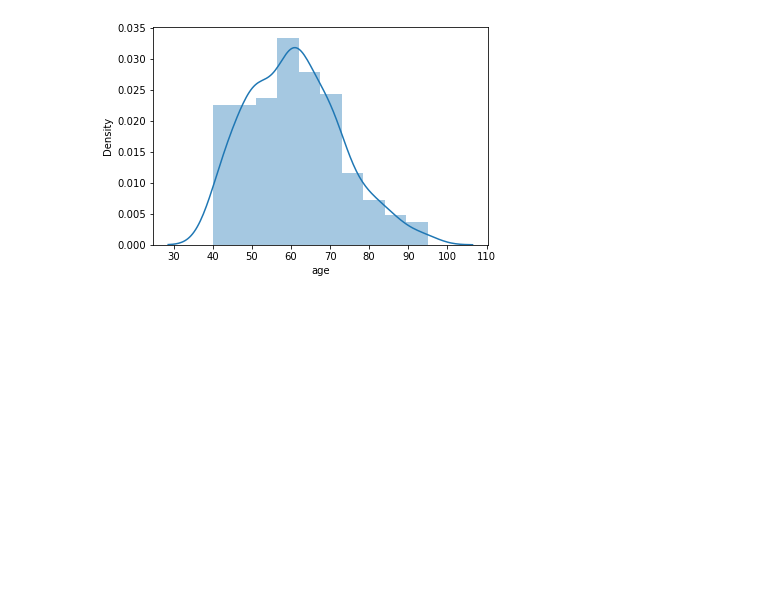
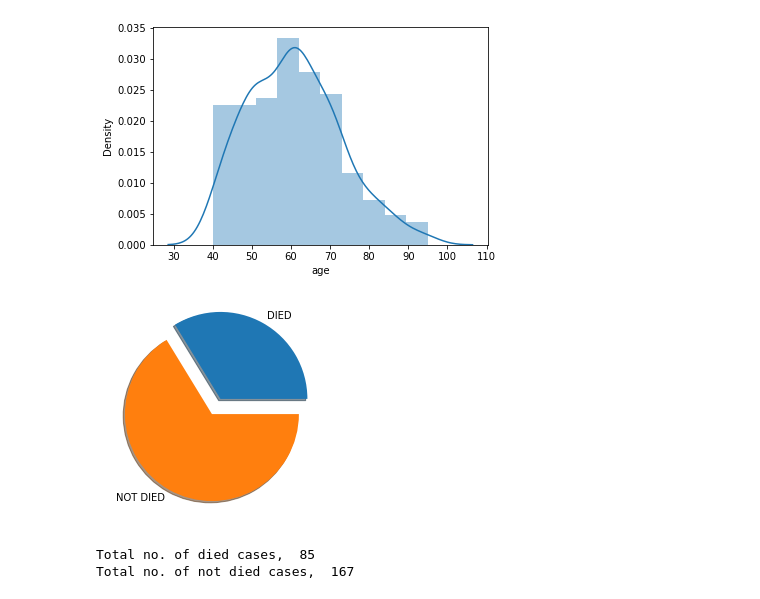
Before and after one commit to YvetteKal/heart-failure-prediction, a Jupyter notebook: heart-failure-prediction.ipynb, the cells around one changed output. Cells and saved outputs as stored; diff of their text form; code cells hidden in the pictures; blank space fills up the shorter version.

Commit message:
target based data visualization

```diff
--- a/heart-failure-prediction.ipynb
+++ b/heart-failure-prediction.ipynb
@@ -88,3 +88,27 @@ sns.distplot(data["age"])
 plt.show()
 # %% [output]
 [figure]
+# %%
+# TARGET BASED DATA VISUALIZATION FOR CONCLUSION MAKING
+# 1. We want to know people at age 50 who died and who did not die
+# selecting rows that are above age 50 and seeing died or not
+age_above_50_not_died = data['DEATH_EVENT'][data.age >= 50][data.DEATH_EVENT == 0]
+age_above_50_died = data['DEATH_EVENT'][data.age >= 50][data.DEATH_EVENT == 1]
+
+len_died = len(age_above_50_died)
+len_not_died = len(age_above_50_not_died)
+
+arr1 = [len_died, len_not_died]
+labels = ['DIED', 'NOT DIED']
+
+plt.pie(arr1, labels=labels, explode = [0.2,0.0] , shadow=True)
+plt.show()
+
+print ("Total no. of died cases, ", len_died)
+print("Total no. of not died cases, ", len_not_died)
+# inference in most of the cases people aged above 50 not died but accordinly if you compare with above
+# plot you will be seeing that died ration is comparitively higher here
+# %% [output]
+[figure, added]
+Total no. of died cases,  85
+Total no. of not died cases,  167
```
Also changed, not shown: parts of 1 cell of this notebook.
